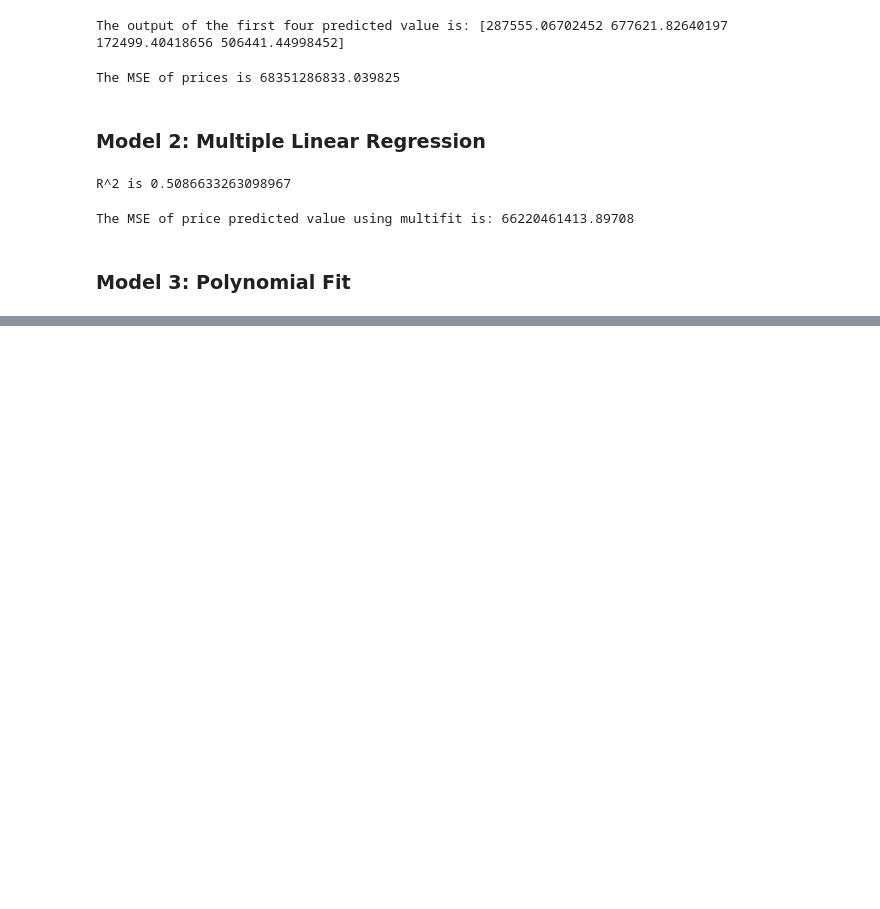
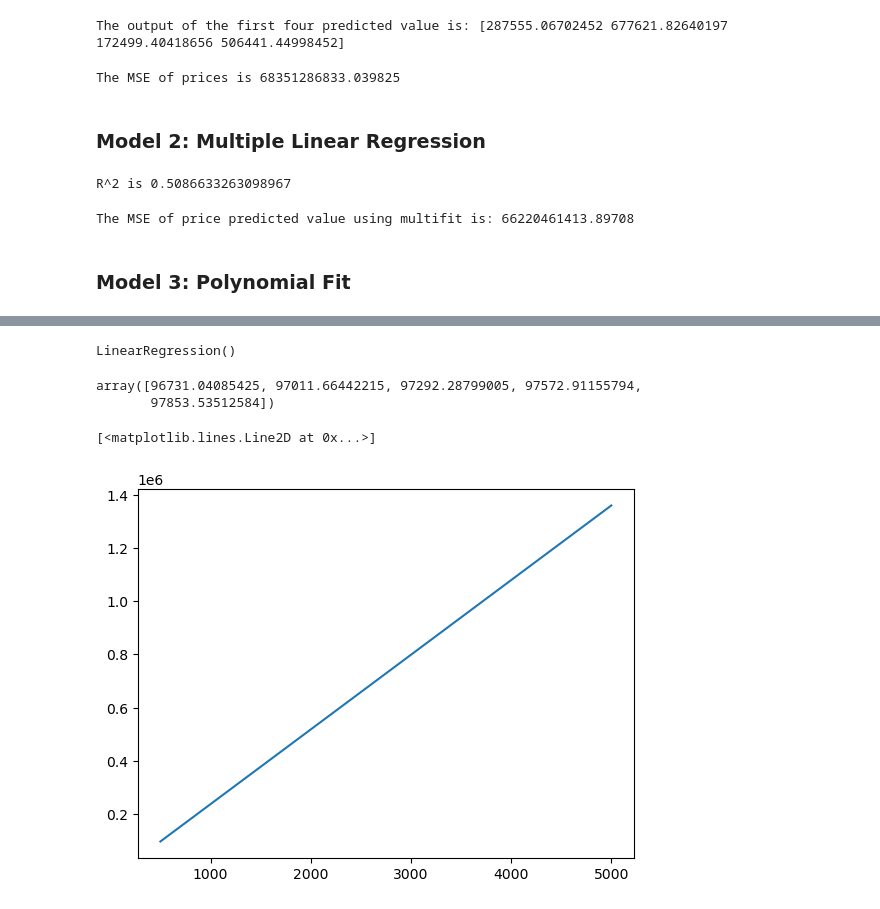
Before and after one commit to CS4580/F24-notes, a Jupyter notebook: module8/ModelDevelopment.ipynb, the cells around one changed output, grey strips where cells are left out. Saved outputs shown, nothing was run; the diff lists cells and outputs as text; code cells hidden in the pictures; blank space fills up the shorter version.

```diff
--- a/module8/ModelDevelopment.ipynb
+++ b/module8/ModelDevelopment.ipynb
@@ -365,11 +365,11 @@ The MSE of price predicted value using multifit is: 66220461413.89708
 # %%
 from sklearn.metrics import r2_score
 
-X = df['sqft_living'] # 1d
-Y = df['price']
-f = np.polyfit(X, Y, 3) # Get polyfit
+X1 = df['sqft_living'] # 1d
+Y1 = df['price']
+f = np.polyfit(X1, Y1, 3) # Get polyfit
 p = np.poly1d(f)
 
-r_square = r2_score(Y,p(X))
+r_square = r2_score(Y1,p(X1))
 print(f'The R-square value is {r_square}')
 # %% [output]
@@ -376,0 +381,19 @@ TypeError: expected 1D vector for x
+# %%
+# Create a new input
+new_input = np.arange(500,5000,1).reshape(-1, 1) # Low and High sqft of house
+# Fit the model
+lm.fit(X, Y)
+lm
+# %% [output]
+LinearRegression()
+# %%
+yhat = lm.predict(new_input)
+yhat[0:5]
+# %% [output]
+array([96731.04085425, 97011.66442215, 97292.28799005, 97572.91155794,
+       97853.53512584])
+# %%
+plt.plot(new_input, yhat)
+# %% [output]
+[<matplotlib.lines.Line2D at 0x...>]
+[figure, added]
```
Also changed, not shown: parts of 3 cells of this notebook, 1 other file.
